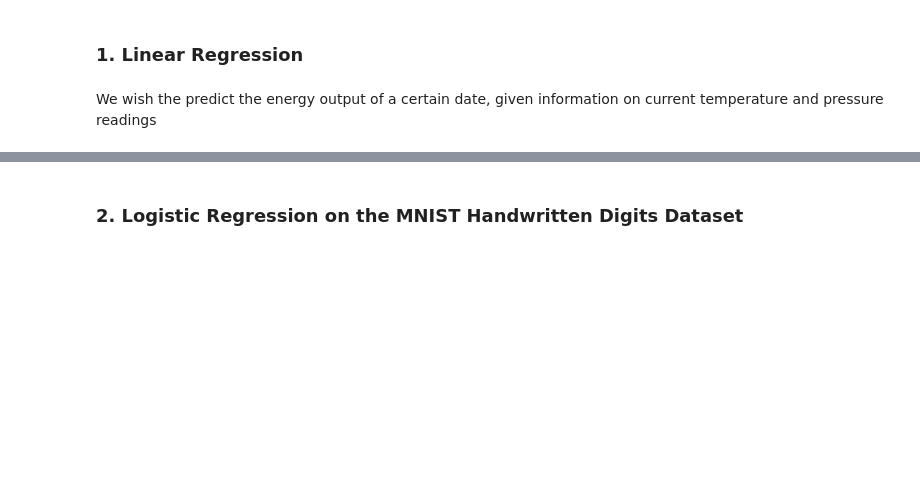
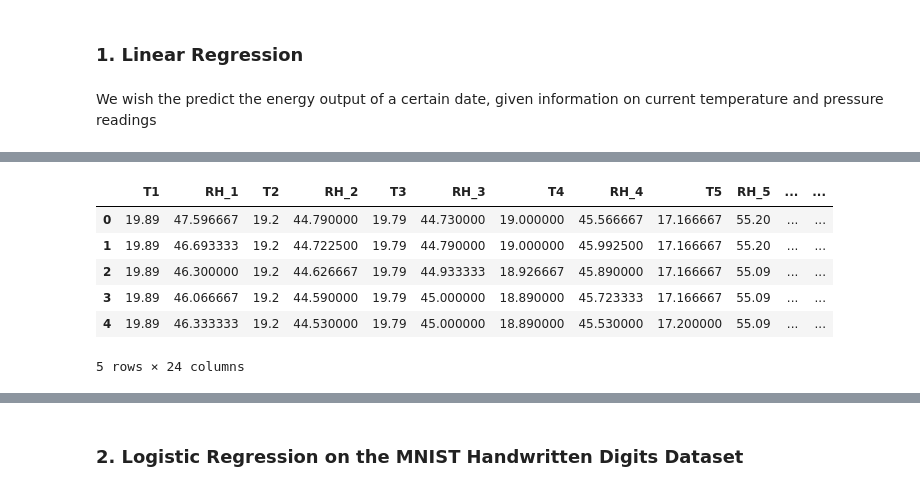
Before and after one commit to McGillAISociety/workshops-f18, a Jupyter notebook: workshop_code/workshop_3/Workshop3.ipynb, the cells around one changed output, grey strips where cells are left out. Cells and saved outputs as stored; diff of their text form; code cells hidden in the pictures; blank space fills up the shorter version.

```diff
--- a/workshop_code/workshop_3/Workshop3.ipynb
+++ b/workshop_code/workshop_3/Workshop3.ipynb
@@ -43,7 +75,16 @@ df_energy.head(5)
 # %%
 # Split the dataset into features and labels for training, testing
 
-### FILL IN ###
+df_energy_X = df_energy.drop('energy', axis=1)
+df_energy_y = df_energy['energy']
 df_energy_X.head(5)
+# %% [output]
+|  | T1 | RH_1 | T2 | RH_2 | T3 | RH_3 | T4 | RH_4 | T5 | RH_5 | ... | ... |
+| 0 | 19.89 | 47.596667 | 19.2 | 44.790000 | 19.79 | 44.730000 | 19.000000 | 45.566667 | 17.166667 | 55.20 | ... | ... |
+| 1 | 19.89 | 46.693333 | 19.2 | 44.722500 | 19.79 | 44.790000 | 19.000000 | 45.992500 | 17.166667 | 55.20 | ... | ... |
+| 2 | 19.89 | 46.300000 | 19.2 | 44.626667 | 19.79 | 44.933333 | 18.926667 | 45.890000 | 17.166667 | 55.09 | ... | ... |
+| 3 | 19.89 | 46.066667 | 19.2 | 44.590000 | 19.79 | 45.000000 | 18.890000 | 45.723333 | 17.166667 | 55.09 | ... | ... |
+| 4 | 19.89 | 46.333333 | 19.2 | 44.530000 | 19.79 | 45.000000 | 18.890000 | 45.530000 | 17.200000 | 55.09 | ... | ... |
+5 rows × 24 columns
 # %%
 df_energy_y.head(5)
```
Also changed, not shown: parts of 17 cells of this notebook, 1 other file.
